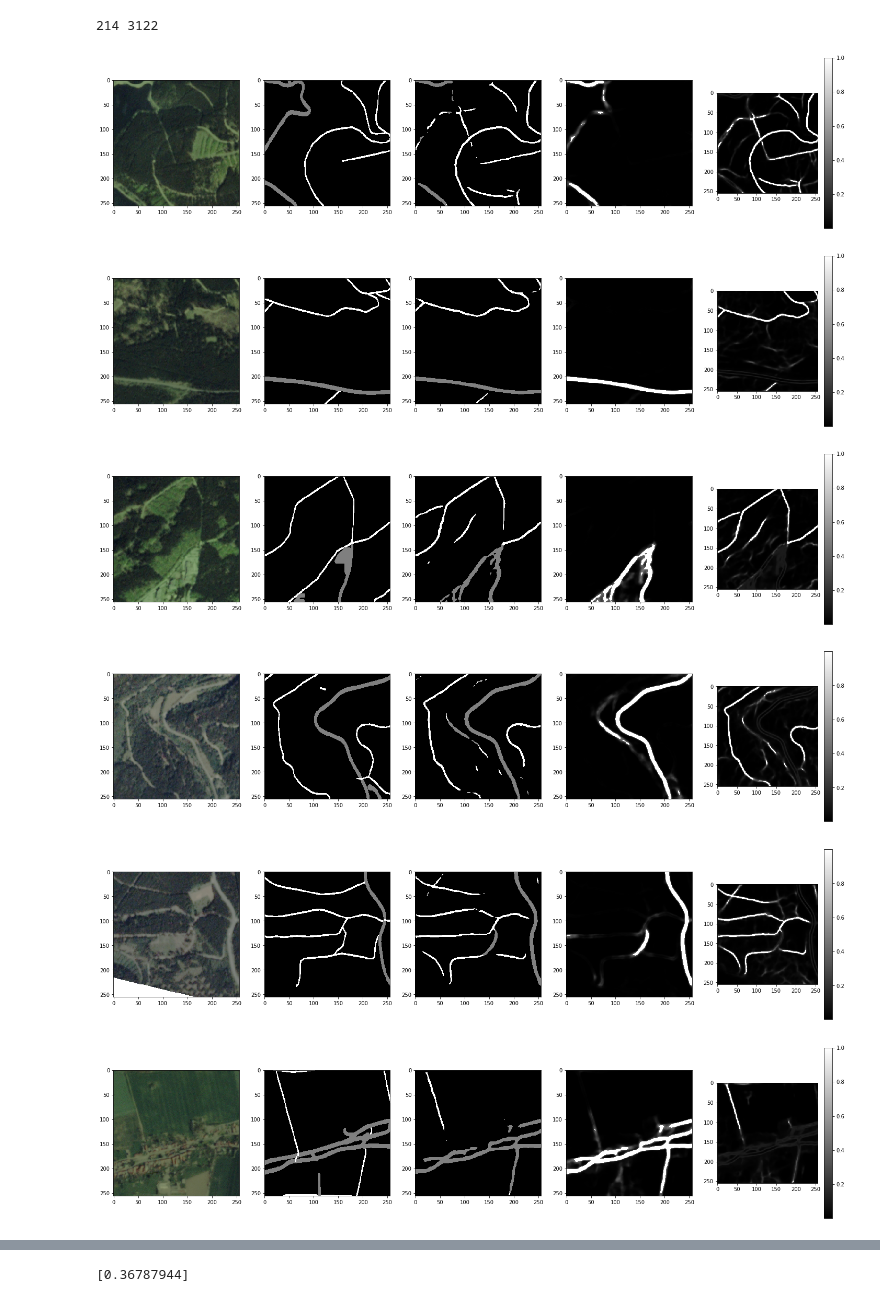
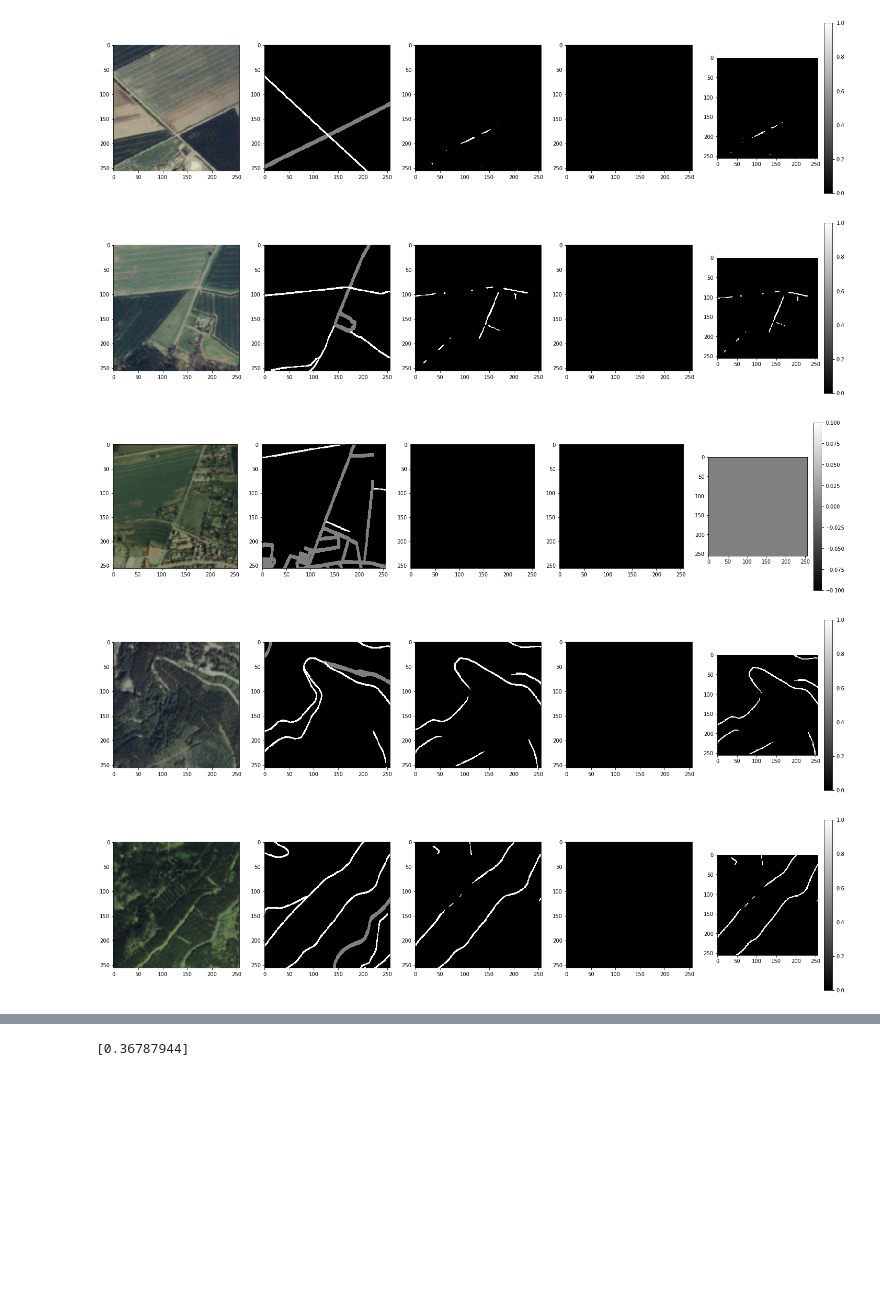
Before and after one commit to BerlinRDT/roaddetection, a Jupyter notebook: notebooks/visualize_imagery/prediction_album-Lisa.ipynb, the cells around one changed output, grey strips where cells are left out. Drawn from its saved outputs; the diff is of its cells as text; code cells hidden in the pictures; blank space fills up the shorter version.

```diff
--- a/notebooks/visualize_imagery/prediction_album-Lisa.ipynb
+++ b/notebooks/visualize_imagery/prediction_album-Lisa.ipynb
@@ -27,7 +64,7 @@ def show_prediction(n, sat, map, predict):
     sat = io.imread(sat)
     q = io.imread(predict)
 
-    p = q
+    p = q*0
     s = np.shape(q)
     k = np.zeros((s[0], s[1]))
     numUn = 0
@@ -37,12 +74,15 @@ def show_prediction(n, sat, map, predict):
             if np.argmax(q[i,j,:]) == 1:
                 #print(np.argmax(softmax(q[i,j,:], classweights)))
                 numP += 1
+                #print((q[i,j,:]), softmax(q[i,j,:]), np.argmax(q[i,j,:]), q[i,j,np.argmax(q[i,j,:])])
             elif np.argmax(q[i,j,:]) == 2:
+                #print((q[i,j,:]), softmax(q[i,j,:]), np.argmax(q[i,j,:]), q[i,j,np.argmax(q[i,j,:])])
                 numUn += 1
             p[i,j,(np.argmax(q[i,j,:]))] = 1
             k[i, j] = (np.argmax(q[i,j,:]))*127
     map = io.imread(map)
 #     map = map.reshape((512,512))
+
     figH1 = plt.figure(n, figsize=(25, 6))
     plt.subplot(1, 5, 1)
     plt.imshow(sat)
@@ -59,7 +99,7 @@ def show_prediction(n, sat, map, predict):
 
     plt.colorbar()
     figH1.show()
-    print(numUn, numP)
+    print(numP, numUn)
 # %%
 test_dir="../../data/test/"
 # %%
@@ -71,10 +145,9 @@ def get_image_paths(file_name):
 # %%
 n = 0
-for file in Path(test_dir+"sat").iterdir():
+for file in Path("../../data/test/predict").iterdir():
     if file.name.endswith(('.tiff', '.tif')):
-
         show_prediction(n, **get_image_paths(file.name))
         n +=1
-        if(n>20):
+        if(n>50):
             break
 # %% [output]
@@ -101,7 +159,5 @@ for file in Path(test_dir+"sat").iterdir():
-214 3122
-[figure, old version]
+[figure, new version]
-[figure, old version]
+[figure, new version]
-[figure, old version]
+[figure, new version]
-[figure, old version]
+[figure, new version]
-[figure, old version]
+[figure, new version]
-[figure, removed]
```
Also changed, not shown: parts of 7 cells of this notebook.
